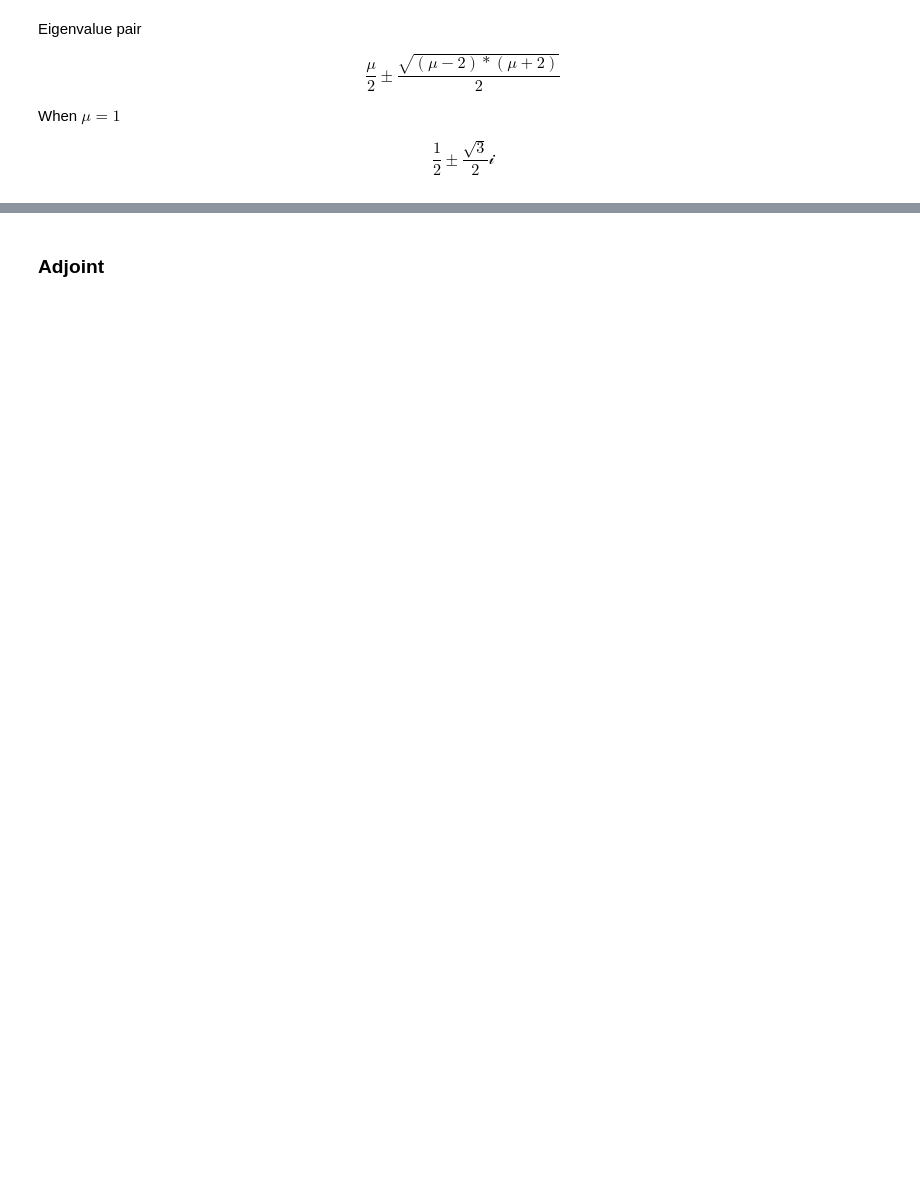
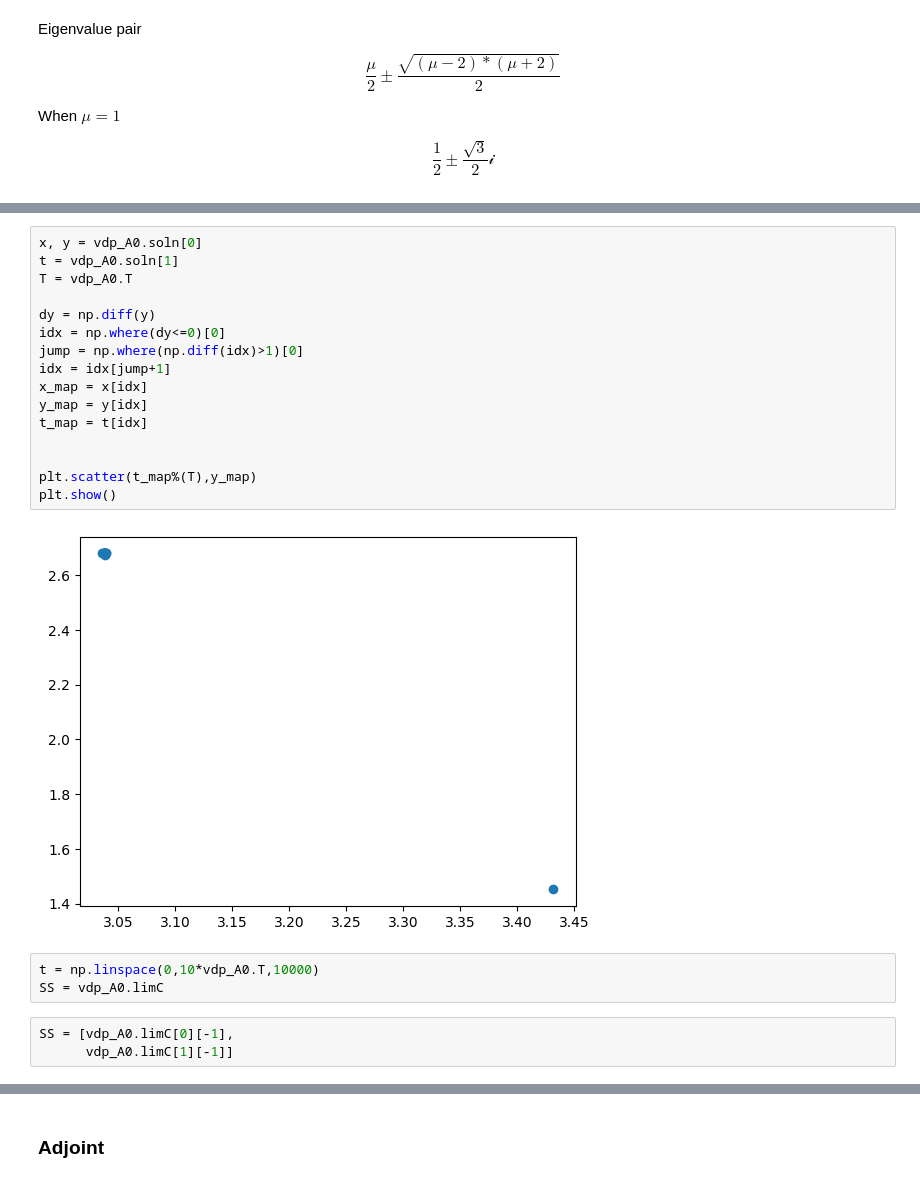
Before and after one commit to michaelStoddard/Chaos, a Jupyter notebook: Projects/MATH722_proj.ipynb, the cells around one changed output, grey strips where cells are left out. Cells and saved outputs as stored; diff of their text form; blank space fills up the shorter version.

```diff
--- a/Projects/MATH722_proj.ipynb
+++ b/Projects/MATH722_proj.ipynb
@@ -334,0 +352,24 @@ plt.show()
+# %%
+x, y = vdp_A0.soln[0]
+t = vdp_A0.soln[1]
+T = vdp_A0.T
+
+dy = np.diff(y)
+idx = np.where(dy<=0)[0]
+jump = np.where(np.diff(idx)>1)[0]
+idx = idx[jump+1]
+x_map = x[idx]
+y_map = y[idx]
+t_map = t[idx]
+
+
+plt.scatter(t_map%(T),y_map)
+plt.show()
+# %% [output]
+[figure, added]
+# %%
+t = np.linspace(0,10*vdp_A0.T,10000)
+SS = vdp_A0.limC
+# %%
+SS = [vdp_A0.limC[0][-1],
+      vdp_A0.limC[1][-1]]
```
Also changed, not shown: parts of 35 cells of this notebook.
